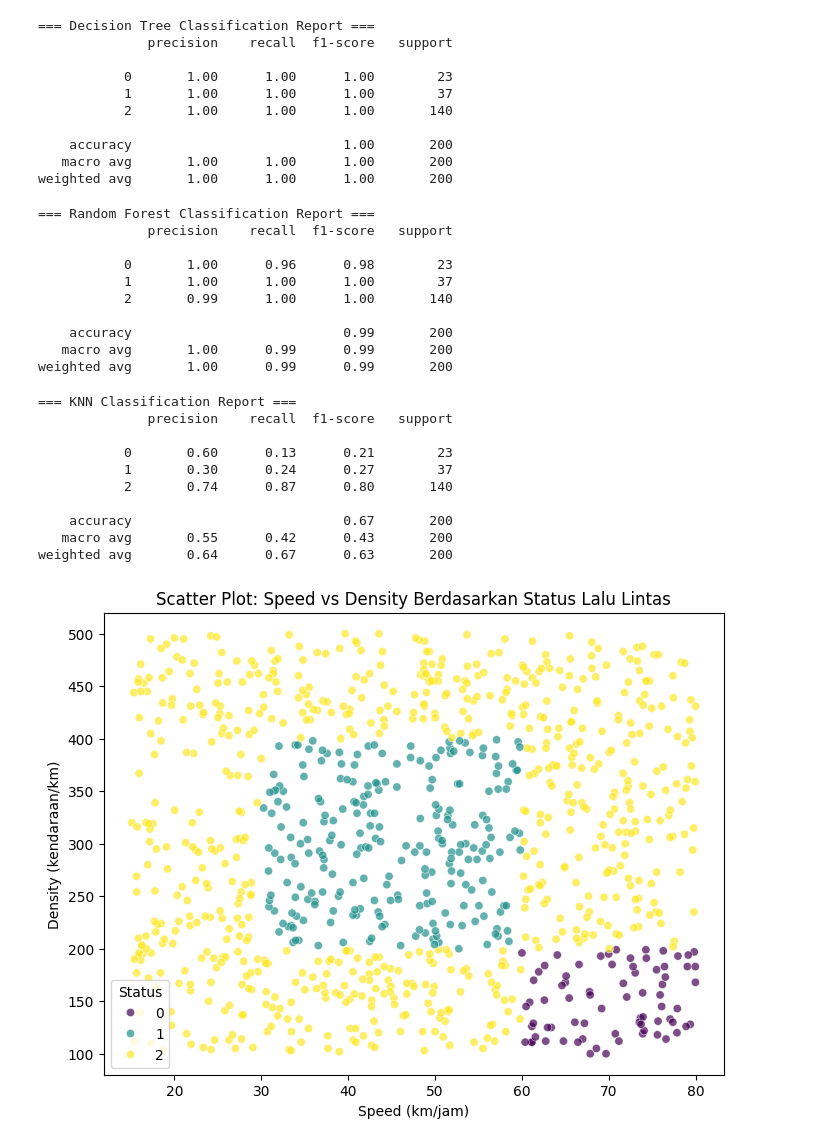
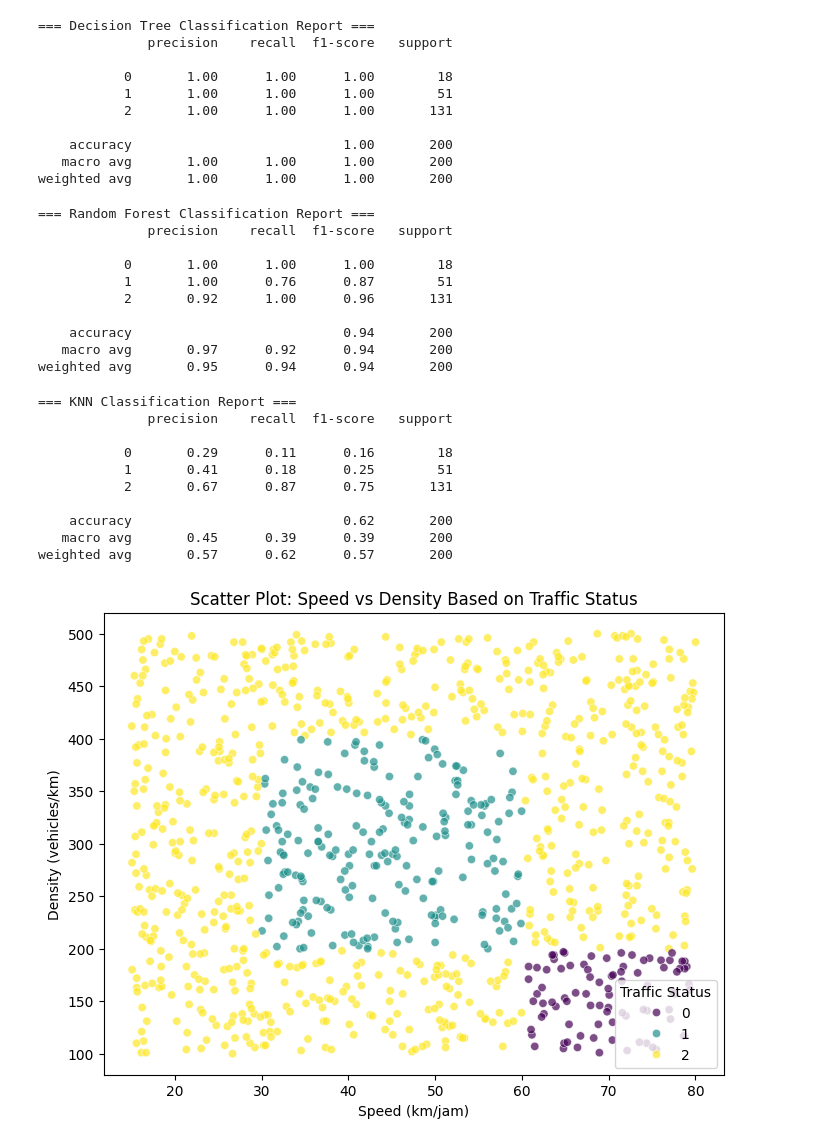
Before and after one commit to rainardw/TUGAS-BESAR-BIG-DATA-CCTV-KOTA-MATARAM, a Jupyter notebook: TUGAS_BESAR_CCTV_KOTA_MATARAM_WITH_COMP.ipynb, the cells around one changed output. Drawn from its saved outputs; the diff is of its cells as text; code cells hidden in the pictures.

```diff
--- a/TUGAS_BESAR_CCTV_KOTA_MATARAM_WITH_COMP.ipynb
+++ b/TUGAS_BESAR_CCTV_KOTA_MATARAM_WITH_COMP.ipynb
@@ -105,3 +103,6 @@ df.to_csv("dataset_cctv_mataram.csv", index=False)
+# %%
+url = "https://raw.githubusercontent.com/rainardw/TUGAS-BESAR-BIG-DATA-CCTV-KOTA-MATARAM/main/dataset_cctv_mataram_1000.csv"
+df = pd.read_csv(url)
 # %%
 df.describe()
 # %% [output]
@@ -156,14 +165,16 @@ print(classification_report(y_test, dt_pred))
 === Decision Tree Classification Report ===
               precision    recall  f1-score   support
 
-           0       1.00      1.00      1.00        23
-           1       1.00      1.00      1.00        37
-           2       1.00      1.00      1.00       140
+           0       1.00      1.00      1.00        18
+           1       1.00      1.00      1.00        51
+           2       1.00      1.00      1.00       131
 
     accuracy                           1.00       200
    macro avg       1.00      1.00      1.00       200
 weighted avg       1.00      1.00      1.00       200
 # %%
+from sklearn.ensemble import RandomForestClassifier
+
 rf = RandomForestClassifier(n_estimators=200, random_state=42)
 rf.fit(X_train, y_train)
 
@@ -175,13 +186,13 @@ print(classification_report(y_test, rf_pred))
 === Random Forest Classification Report ===
               precision    recall  f1-score   support
 
-           0       1.00      0.96      0.98        23
-           1       1.00      1.00      1.00        37
-           2       0.99      1.00      1.00       140
+           0       1.00      1.00      1.00        18
+           1       1.00      0.76      0.87        51
+           2       0.92      1.00      0.96       131
 
-    accuracy                           0.99       200
-   macro avg       1.00      0.99      0.99       200
-weighted avg       1.00      0.99      0.99       200
+    accuracy                           0.94       200
+   macro avg       0.97      0.92      0.94       200
+weighted avg       0.95      0.94      0.94       200
 # %%
 knn = KNeighborsClassifier(n_neighbors=7)
 knn.fit(X_train, y_train)
@@ -194,30 +205,30 @@ print(classification_report(y_test, knn_pred))
 === KNN Classification Report ===
               precision    recall  f1-score   support
 
-           0       0.60      0.13      0.21        23
-           1       0.30      0.24      0.27        37
-           2       0.74      0.87      0.80       140
+           0       0.29      0.11      0.16        18
+           1       0.41      0.18      0.25        51
+           2       0.67      0.87      0.75       131
 
-    accuracy                           0.67       200
-   macro avg       0.55      0.42      0.43       200
-weighted avg       0.64      0.67      0.63       200
+    accuracy                           0.62       200
+   macro avg       0.45      0.39      0.39       200
+weighted avg       0.57      0.62      0.57       200
 # %%
 plt.figure(figsize=(8, 6))
 sns.scatterplot(
     data=df_encoded,
     x="speed",
     y="density",
     hue="traffic_status",
     palette="viridis",
     alpha=0.7
 )
-plt.title("Scatter Plot: Speed vs Density Berdasarkan Status Lalu Lintas")
+plt.title("Scatter Plot: Speed vs Density Based on Traffic Status")
 plt.xlabel("Speed (km/jam)")
-plt.ylabel("Density (kendaraan/km)")
-plt.legend(title="Status")
+plt.ylabel("Density (vehicles/km)")
+plt.legend(title="Traffic Status")
 plt.show()
 # %% [output]
-[figure, old version]
+[figure, new version]
 # %%
 plt.figure(figsize=(12, 8))
 corr = df_encoded.corr()
```
Also changed, not shown: parts of 7 cells of this notebook.
